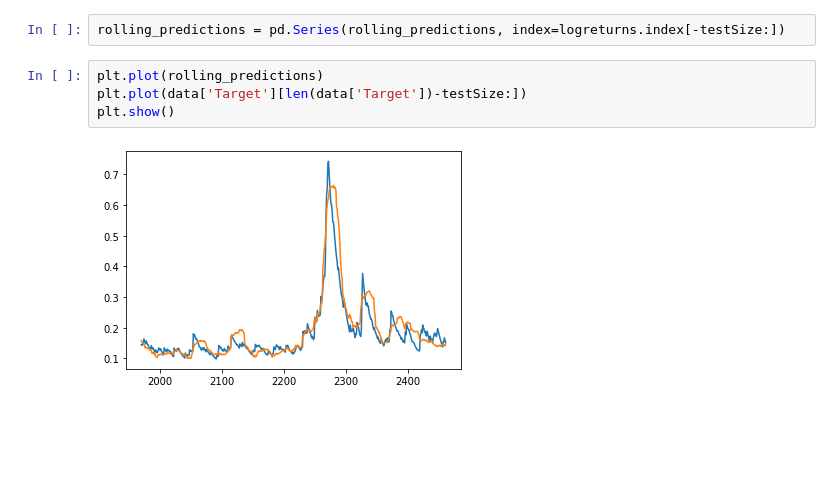
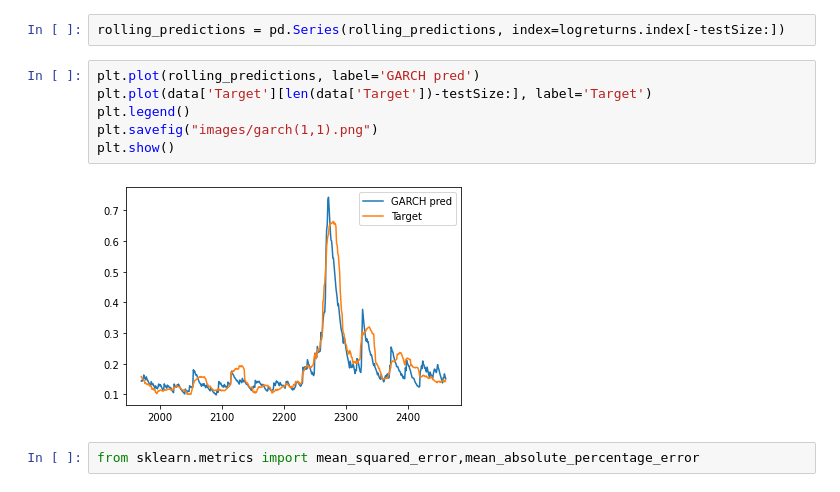
Before and after one commit to eddie8615/cs_project, a Jupyter notebook: garch.ipynb, the cells around one changed output. Cells and saved outputs as stored; diff of their text form; blank space fills up the shorter version.

```diff
--- a/garch.ipynb
+++ b/garch.ipynb
@@ -114,8 +97,12 @@ for i in range(testSize):
 # %%
 rolling_predictions = pd.Series(rolling_predictions, index=logreturns.index[-testSize:])
 # %%
-plt.plot(rolling_predictions)
-plt.plot(data['Target'][len(data['Target'])-testSize:])
+plt.plot(rolling_predictions, label='GARCH pred')
+plt.plot(data['Target'][len(data['Target'])-testSize:], label='Target')
+plt.legend()
+plt.savefig("images/garch(1,1).png")
 plt.show()
 # %% [output]
-[figure, old version]
+[figure, new version]
+# %%
+from sklearn.metrics import mean_squared_error,mean_absolute_percentage_error
```
Also changed, not shown: parts of 2 cells of this notebook, 7 other files.
